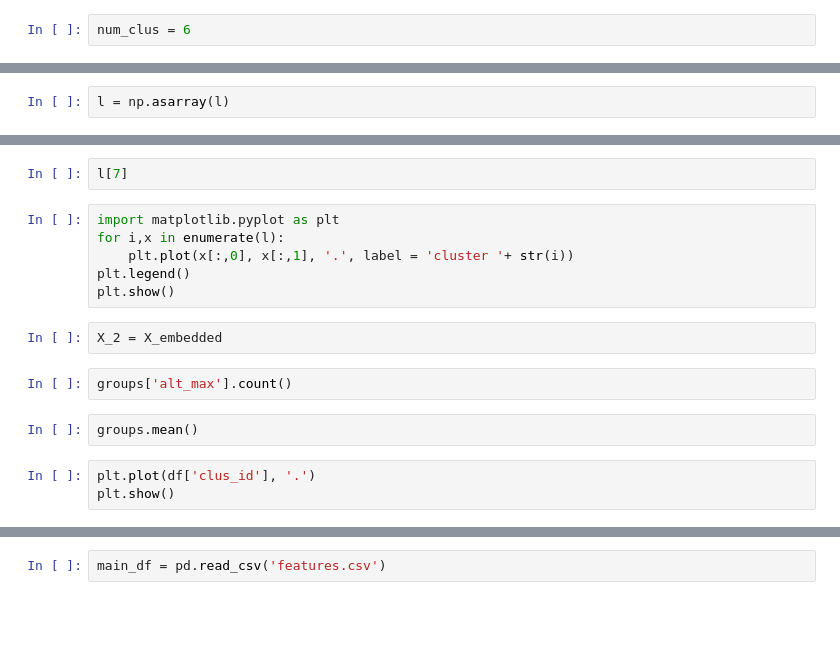
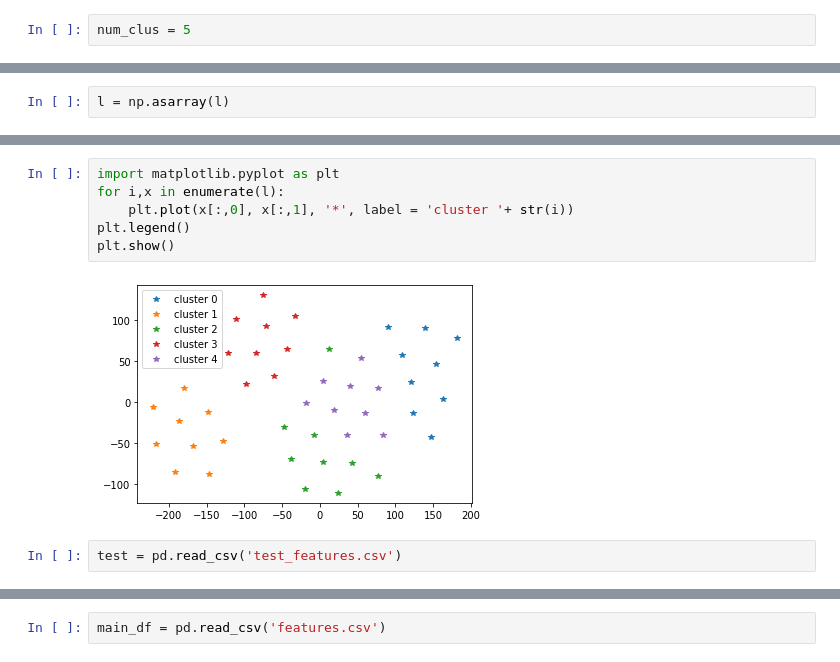
Before and after one commit to sri1299/Clustering-and-Prediction-of-Trajectories, a Jupyter notebook: Clustering/Cluster.ipynb, the cells around one changed output, grey strips where cells are left out. Cells and saved outputs as stored; diff of their text form; blank space fills up the shorter version.

```diff
--- a/Clustering/Cluster.ipynb
+++ b/Clustering/Cluster.ipynb
@@ -59,7 +92,7 @@ groups.mean()
 # %%
 X_embedded = TSNE(n_components = 2).fit_transform(df_matrix)
 # %%
-num_clus = 6
+num_clus = 5
 # %%
 l = []
 for i in range(num_clus):
@@ -76,17 +127,10 @@ l
-# %%
-l[7]
 # %%
 import matplotlib.pyplot as plt
 for i,x in enumerate(l):
-    plt.plot(x[:,0], x[:,1], '.', label = 'cluster '+ str(i))
+    plt.plot(x[:,0], x[:,1], '*', label = 'cluster '+ str(i))
 plt.legend()
 plt.show()
+# %% [output]
+[figure, added]
-# %%
-X_2 = X_embedded
-# %%
-groups['alt_max'].count()
-# %%
-groups.mean()
-# %%
-plt.plot(df['clus_id'], '.')
-plt.show()
+# %%
+test = pd.read_csv('test_features.csv')
```
Also changed, not shown: parts of 21 cells of this notebook, 1 other file.
